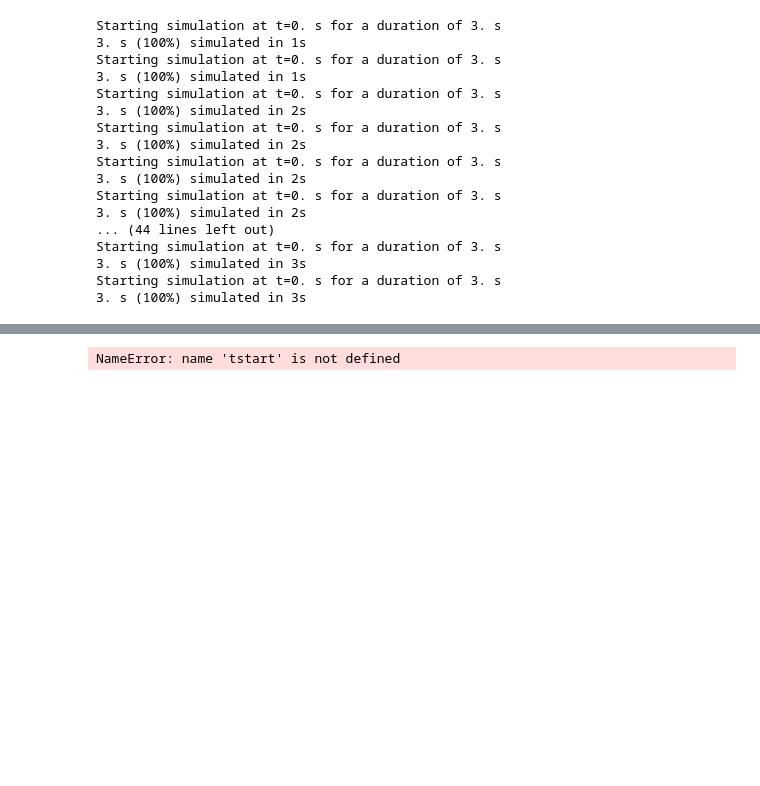
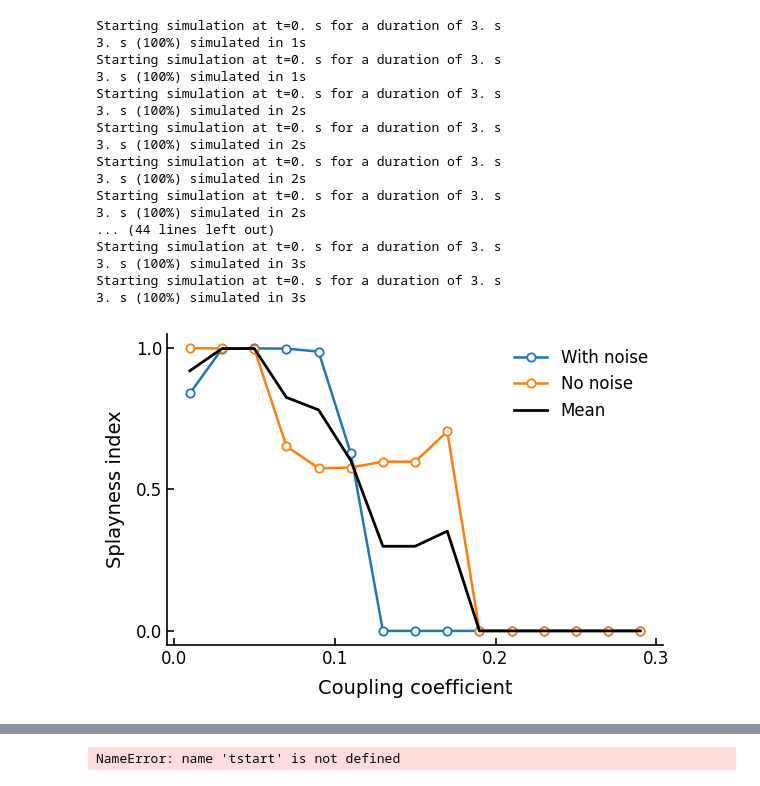
Before and after one commit to AtharvSuryawanshi/Desynchronizing-Neural-Circuits-using-gap-junctions, a Jupyter notebook: splayness_vs_coupling.ipynb, the cells around one changed output, grey strips where cells are left out. Cells and saved outputs as stored; diff of their text form; code cells hidden in the pictures; blank space fills up the shorter version.

```diff
--- a/splayness_vs_coupling.ipynb
+++ b/splayness_vs_coupling.ipynb
@@ -85,3 +92,61 @@ Starting simulation at t=0. s for a duration of 3. s
+# %%
+# --- Example data (remove this if you already have real ones) ---
+# cc_array = np.linspace(0.01, 0.3, 10)
+# spm_array_all = [np.random.rand(10)*0.5 + 0.5, np.random.rand(10)*0.5 + 0.3]
+
+# --- Professional plot ---
+plt.rcParams.update({
+    "font.size": 12,
+    "axes.labelsize": 14,
+    "axes.titlesize": 15,
+    "xtick.labelsize": 12,
+    "ytick.labelsize": 12,
+    "axes.linewidth": 1.2,
+    # "font.family": "serif",
+    # "font.serif": ["Times New Roman"],
+})
+
+fig, ax = plt.subplots(figsize=(6, 4))
+
+colors = ['#1f77b4', '#ff7f0e']  # academic-safe blue and orange
+labels = ['With noise', 'No noise']
+
+for i, spm_array in enumerate(spm_array_all):
+    ax.plot(
+        cc_array, spm_array,
+        '-o', lw=1.8, ms=6,
+        label=labels[i],
+        color=colors[i],
+        markerfacecolor='white',
+        markeredgewidth=1.3
+    )
+
+# Mean line
+ax.plot(cc_array, np.mean(spm_array_all, axis=0),
+        color='black', lw=2, label='Mean')
+
+# --- Axes styling ---
+ax.set_xlabel('Coupling coefficient', labelpad=8)
+ax.set_ylabel('Splayness index', labelpad=8)
+# ax.set_title('Splayness vs Coupling coefficient', pad=10)
+
+ax.spines['top'].set_visible(False)
+ax.spines['right'].set_visible(False)
+ax.set_xticks([0, 0.1, 0.2, 0.3])
+ax.set_yticks([0, 0.5, 1.0])
+ax.tick_params(direction='in', length=5, width=1.2)
+
+# --- Legend ---
+leg = ax.legend(frameon=False, loc='best')
+for text in leg.get_texts():
+    text.set_fontsize(12)
+
+# --- Layout and export ---
+plt.tight_layout()
+# plt.savefig("splayness_vs_cc.svg", dpi=600, bbox_inches='tight')  # vector format
+plt.show()
+# %% [output]
+[figure, added]
 # %%
 # plot cc vs splayness
 fig, ax = plt.subplots(figsize=(6,4))
```
Also changed, not shown: parts of 3 cells of this notebook, 1 other file.
